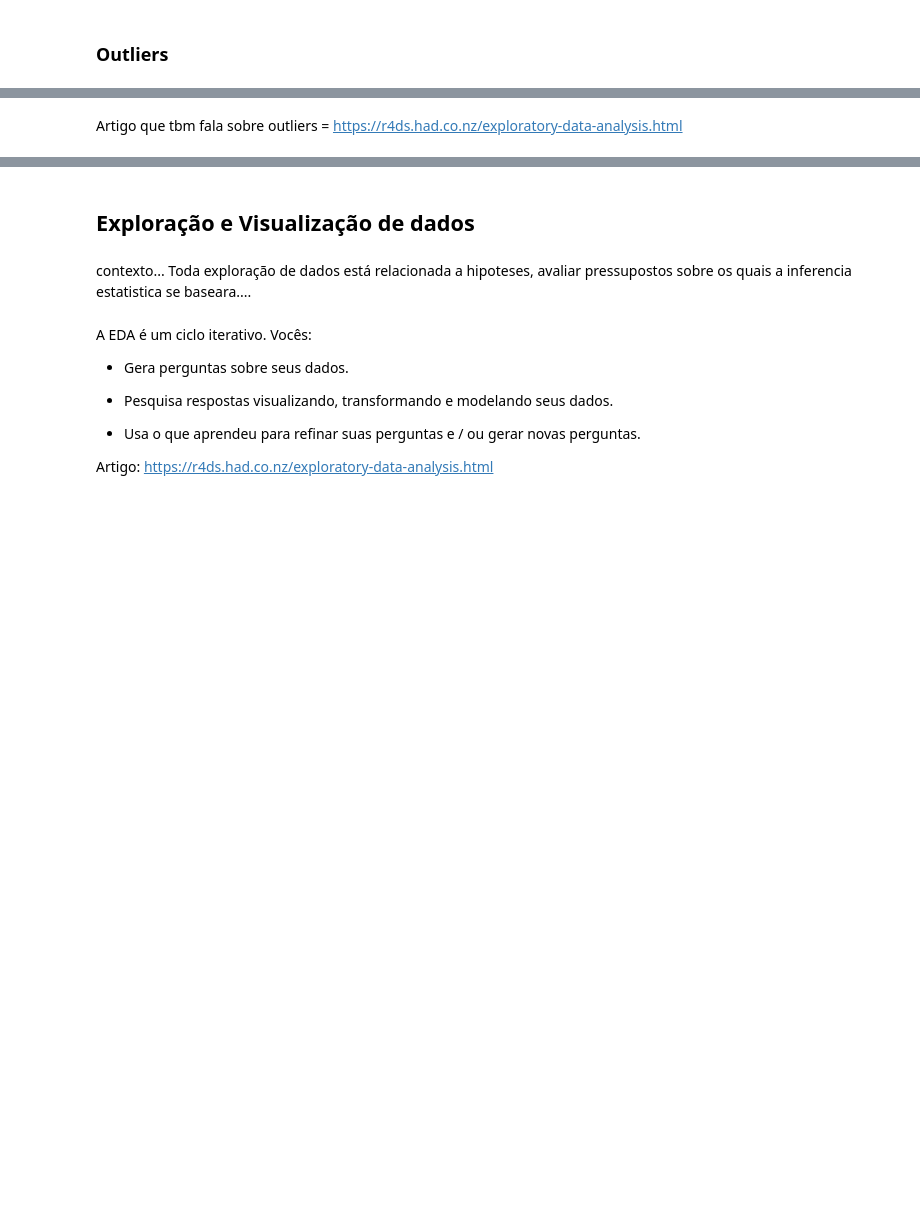
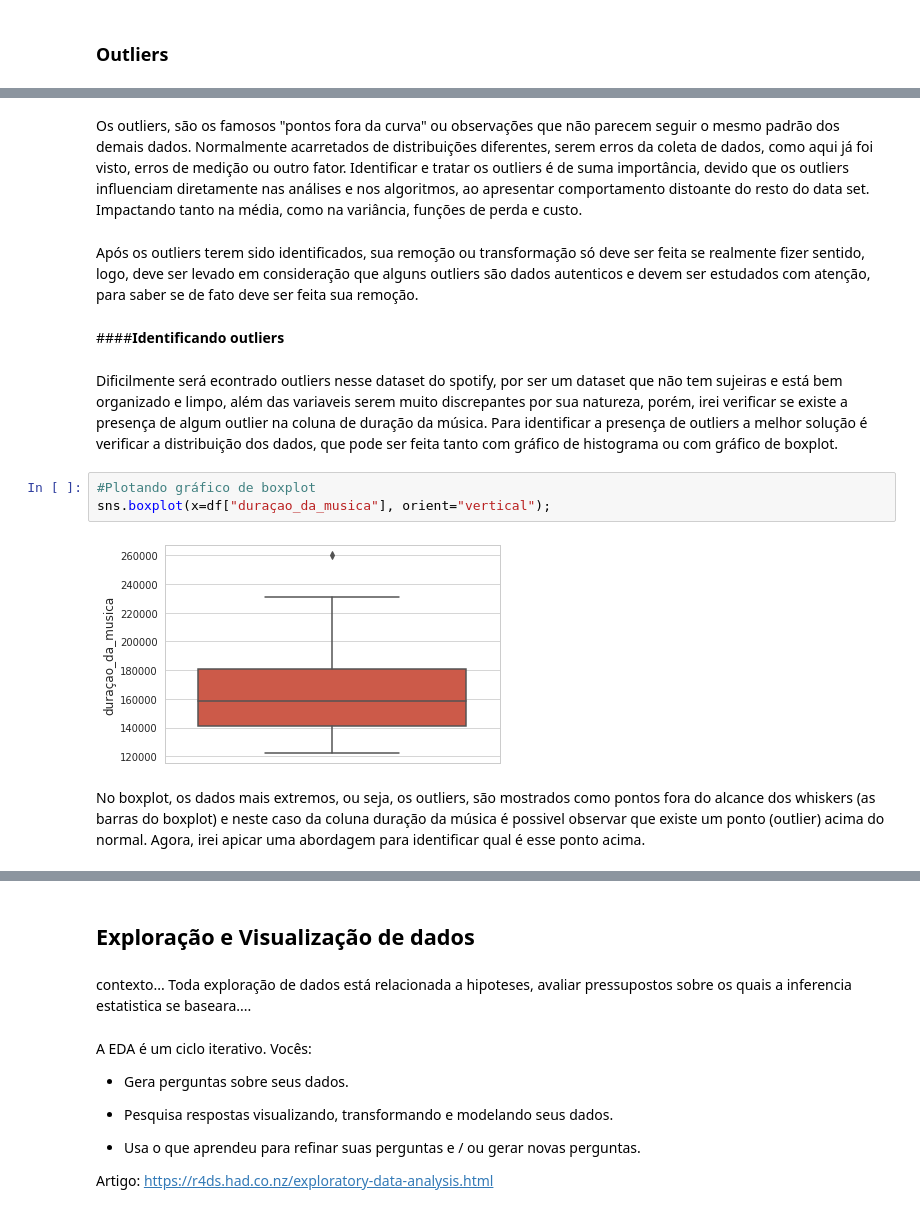
Before and after one commit to luislauriano/Data_Science, a Jupyter notebook: Projeto_construcao.ipynb, the cells around one changed output, grey strips where cells are left out. Cells and saved outputs as stored; diff of their text form; blank space fills up the shorter version.

```diff
--- a/Projeto_construcao.ipynb
+++ b/Projeto_construcao.ipynb
@@ -527,2 +510,15 @@ Explicar sobre outliers de acordo com anotações do caderno. Falar sobre o calc
-# %% [markdown]
-Artigo que tbm fala sobre outliers = https://r4ds.had.co.nz/exploratory-data-analysis.html
+# %% [markdown]
+Os outliers, são os famosos "pontos fora da curva" ou observações que não parecem seguir o mesmo padrão dos demais dados. Normalmente acarretados de distribuições diferentes, serem erros da coleta de dados, como aqui já foi visto, erros de medição ou outro fator. Identificar e tratar os outliers é de suma importância, devido que os outliers influenciam diretamente nas análises e nos algoritmos, ao apresentar comportamento distoante do resto do data set. Impactando tanto na média, como na variância, funções de perda e custo.
+# %% [markdown]
+Após os outliers terem sido identificados, sua remoção ou transformação só deve ser feita se realmente fizer sentido, logo, deve ser levado em consideração que alguns outliers são dados autenticos e devem ser estudados com atenção, para saber se de fato deve ser feita sua remoção.
+# %% [markdown]
+####**Identificando outliers**
+# %% [markdown]
+Dificilmente será econtrado outliers nesse dataset do spotify, por ser um dataset que não tem sujeiras e está bem organizado e limpo, além das variaveis serem muito discrepantes por sua natureza, porém, irei verificar se existe a presença de algum outlier na coluna de duração da música. Para identificar a presença de outliers a melhor solução é verificar a distribuição dos dados, que pode ser feita tanto com gráfico de histograma ou com gráfico de boxplot.
+# %%
+#Plotando gráfico de boxplot
+sns.boxplot(x=df["duraçao_da_musica"], orient="vertical");
+# %% [output]
+[figure, added]
+# %% [markdown]
+No boxplot, os dados mais extremos, ou seja, os outliers, são mostrados como pontos fora do alcance dos whiskers (as barras do boxplot) e neste caso da coluna duração da música é possivel observar que existe um ponto (outlier) acima do normal. Agora, irei apicar uma abordagem para identificar qual é esse ponto acima.
```
Also changed, not shown: parts of 70 cells of this notebook.
